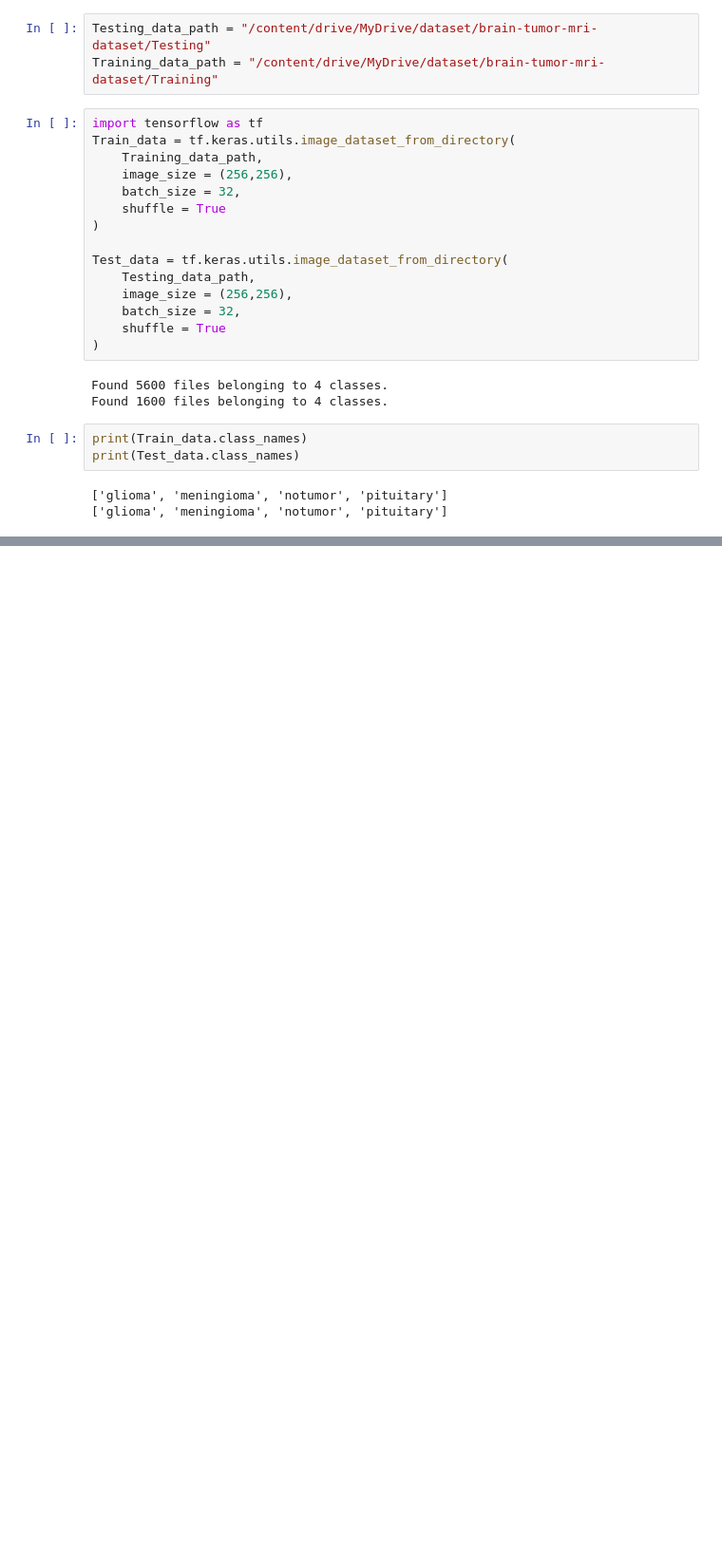
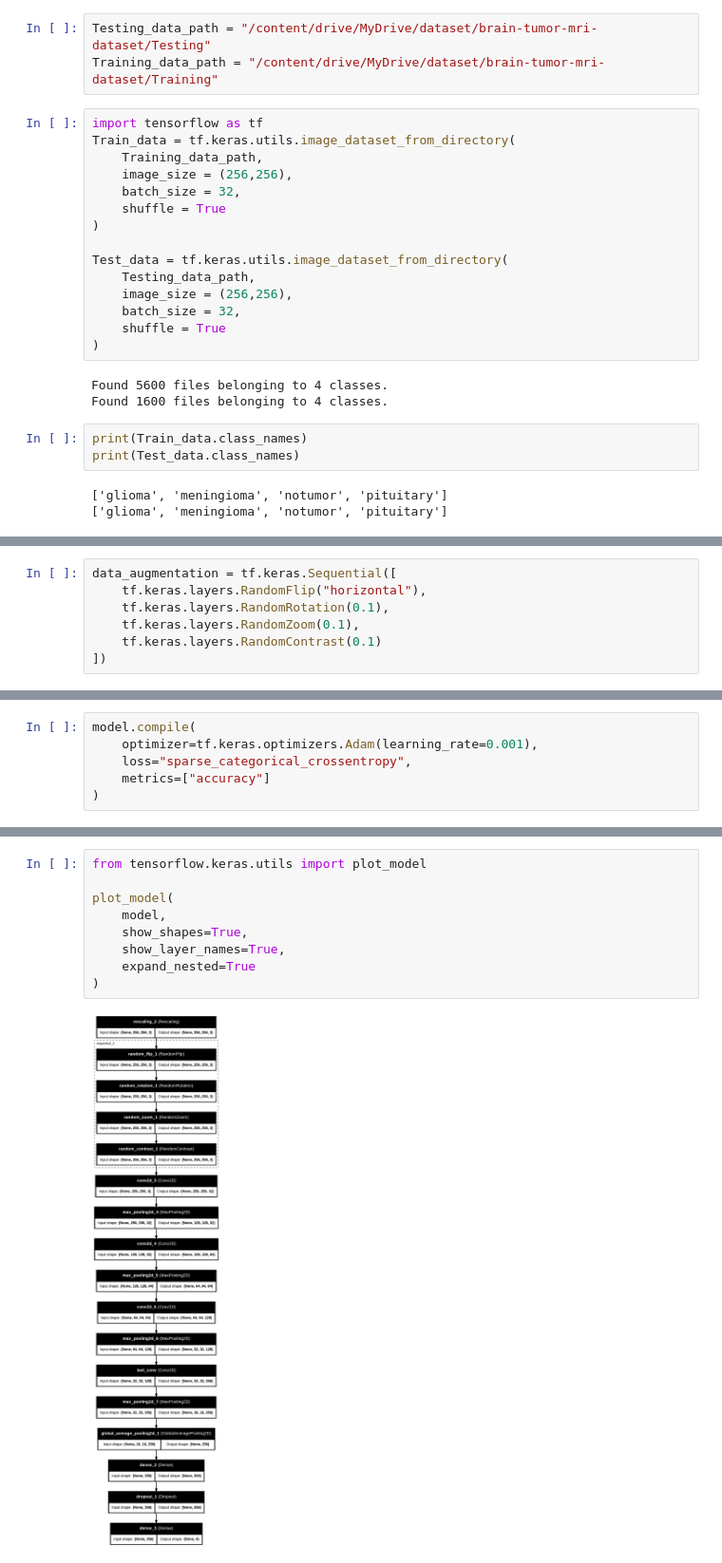
Before and after one commit to ROHITKOSHYARI/AI_Assisted_Diagnostic_System, a Jupyter notebook: mlBackend/ModelTrain/BrainTumourdetection.ipynb, the cells around one changed output, grey strips where cells are left out. Shown at 95% size. Drawn from its saved outputs; the diff is of its cells as text; blank space fills up the shorter version.

Commit message:
model created

```diff
--- a/mlBackend/ModelTrain/BrainTumourdetection.ipynb
+++ b/mlBackend/ModelTrain/BrainTumourdetection.ipynb
@@ -39,0 +50,7 @@ print(Test_data.class_names)
+# %%
+data_augmentation = tf.keras.Sequential([
+    tf.keras.layers.RandomFlip("horizontal"),
+    tf.keras.layers.RandomRotation(0.1),
+    tf.keras.layers.RandomZoom(0.1),
+    tf.keras.layers.RandomContrast(0.1)
+])
@@ -39,0 +113,6 @@ print(Test_data.class_names)
+# %%
+model.compile(
+    optimizer=tf.keras.optimizers.Adam(learning_rate=0.001),
+    loss="sparse_categorical_crossentropy",
+    metrics=["accuracy"]
+)
@@ -39,0 +143,11 @@ print(Test_data.class_names)
+# %%
+from tensorflow.keras.utils import plot_model
+
+plot_model(
+    model,
+    show_shapes=True,
+    show_layer_names=True,
+    expand_nested=True
+)
+# %% [output]
+[figure, added]
```
Also changed, not shown: parts of 6 cells of this notebook.
